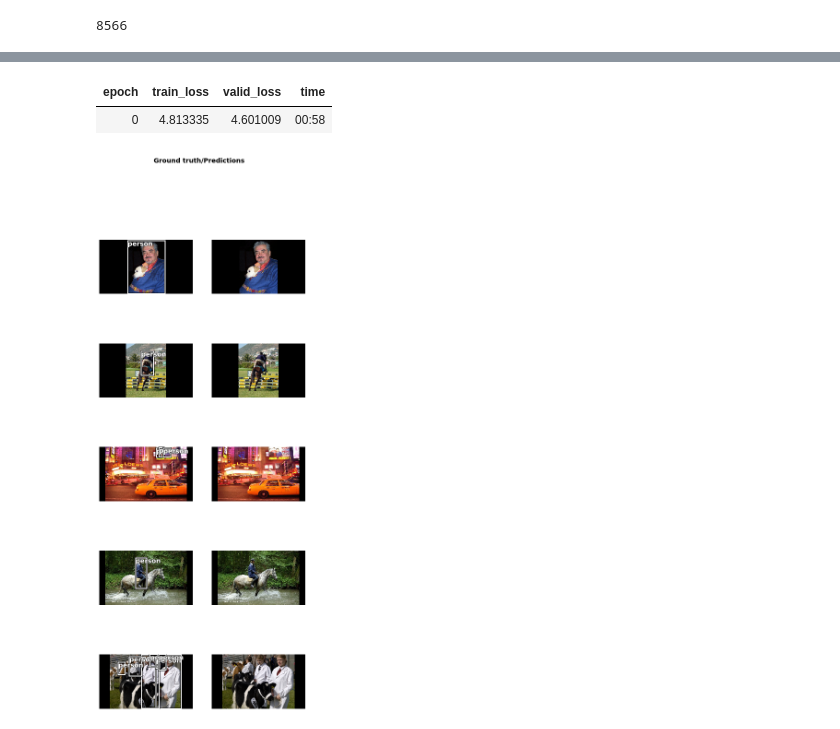
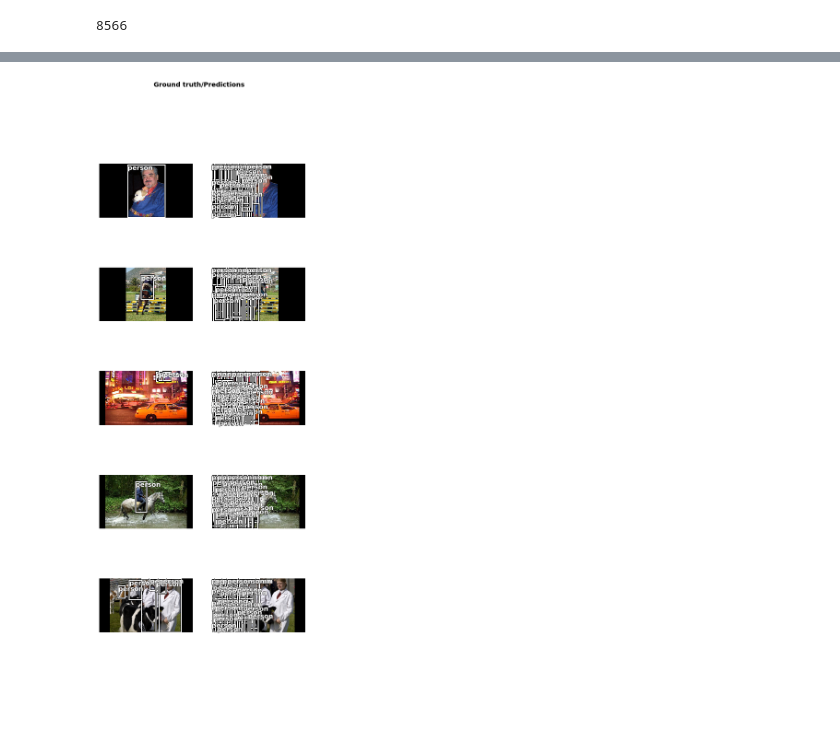
Before and after one commit to Mersive-Technologies/yolov3, a Jupyter notebook: fastai.ipynb, the cells around one changed output, grey strips where cells are left out. Cells and saved outputs as stored; diff of their text form; code cells hidden in the pictures; blank space fills up the shorter version.

Commit message:
Can run inference with pre-trained weights and visualize results

```diff
--- a/fastai.ipynb
+++ b/fastai.ipynb
@@ -30,11 +33,15 @@ img_size = (352, 608)
 device = 'cuda:0'
 arc = 'default'
 cfg = 'cfg/yolov3-tiny-anchors.cfg'
+# cfg = 'cfg/yolov3-tiny.cfg'
+# weights = 'weights/ultralytics-trained-pascal-voc.pt'
+weights = 'weights/best.pt'
 device = torch_utils.select_device(device, apex=False, batch_size=64)
 model = Darknet(cfg, img_size=img_size, arc=arc).to(device)
 model.arc = 'default'
 model.nc = 1  # num classes
 model.hyp = hyp
+model.load_state_dict(torch.load(weights, map_location=device)['model'])
 
 # Build the paths and pass them to the FastAI ObjectItemList
 posix_paths = json_to_paths(samples)
@@ -74,9 +82,4 @@ learner.show_results()
 # %%
-fit_one_cycle(learner, 1, max_lr=0.01)
+fit_one_cycle(learner, 1, max_lr=0.03)
 # %% [output]
-| epoch | train_loss | valid_loss | time |
-| 0 | 4.813335 | 4.601009 | 00:58 |
+[figure, added]
-# %%
-learner.show_results()
-# %% [output]
-[figure, removed]
```
Also changed, not shown: parts of 7 cells of this notebook, 4 other files.
